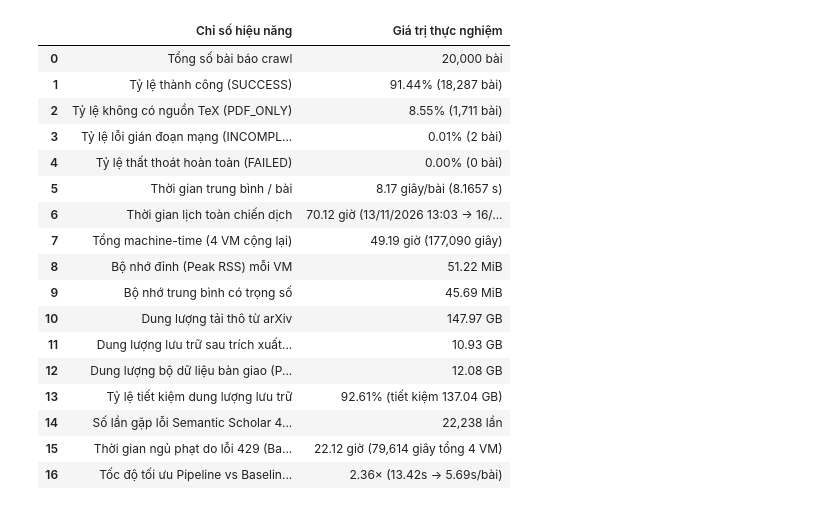
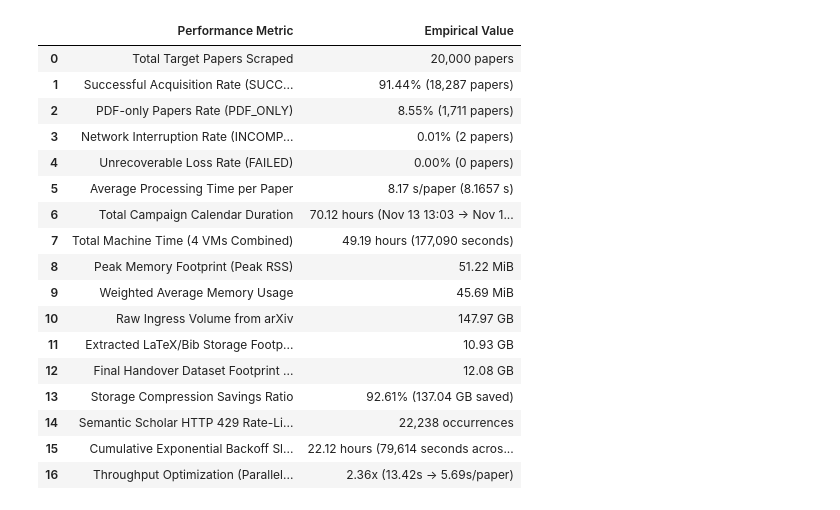
Before and after one commit to QuangPhat101/arXiv-Report, a Jupyter notebook: milestone1/performance.ipynb, the cells around one changed output. Cells and saved outputs as stored; diff of their text form; code cells hidden in the pictures.

```diff
--- a/milestone1/performance.ipynb
+++ b/milestone1/performance.ipynb
@@ -374,43 +378,43 @@ plt.show()
 # %%
-# ─── Bảng tổng hợp các chỉ số hiệu năng chính ───
+# ─── Summary Table of Key Performance Metrics ───
 metrics = pd.DataFrame({
-    "Chỉ số hiệu năng": [
-        "Tổng số bài báo crawl",
-        "Tỷ lệ thành công (SUCCESS)",
-        "Tỷ lệ không có nguồn TeX (PDF_ONLY)",
-        "Tỷ lệ lỗi gián đoạn mạng (INCOMPLETE)",
-        "Tỷ lệ thất thoát hoàn toàn (FAILED)",
-        "Thời gian trung bình / bài",
-        "Thời gian lịch toàn chiến dịch",
-        "Tổng machine-time (4 VM cộng lại)",
-        "Bộ nhớ đỉnh (Peak RSS) mỗi VM",
-        "Bộ nhớ trung bình có trọng số",
-        "Dung lượng tải thô từ arXiv",
-        "Dung lượng lưu trữ sau trích xuất (.tex/.bib)",
-        "Dung lượng bộ dữ liệu bàn giao (Papers + Refs)",
-        "Tỷ lệ tiết kiệm dung lượng lưu trữ",
-        "Số lần gặp lỗi Semantic Scholar 429 (Rate Limit)",
-        "Thời gian ngủ phạt do lỗi 429 (Backoff Sleep)",
-        "Tốc độ tối ưu Pipeline vs Baseline (100 bài)",
+    "Performance Metric": [
+        "Total Target Papers Scraped",
+        "Successful Acquisition Rate (SUCCESS)",
+        "PDF-only Papers Rate (PDF_ONLY)",
+        "Network Interruption Rate (INCOMPLETE)",
+        "Unrecoverable Loss Rate (FAILED)",
+        "Average Processing Time per Paper",
+        "Total Campaign Calendar Duration",
+        "Total Machine Time (4 VMs Combined)",
+        "Peak Memory Footprint (Peak RSS)",
+        "Weighted Average Memory Usage",
+        "Raw Ingress Volume from arXiv",
+        "Extracted LaTeX/Bib Storage Footprint",
+        "Final Handover Dataset Footprint (Papers + Refs)",
+        "Storage Compression Savings Ratio",
+        "Semantic Scholar HTTP 429 Rate-Limit Hits",
+        "Cumulative Exponential Backoff Sleep Duration",
+        "Throughput Optimization (Parallel vs Baseline)",
     ],
-    "Giá trị thực nghiệm": [
-        "20,000 bài",
-        "91.44% (18,287 bài)",
-        "8.55% (1,711 bài)",
-        "0.01% (2 bài)",
-        "0.00% (0 bài)",
-        "8.17 giây/bài (8.1657 s)",
-        "70.12 giờ (13/11/2026 13:03 → 16/11/2026 11:10 UTC)",
-        "49.19 giờ (177,090 giây)",
+    "Empirical Value": [
+        "20,000 papers",
+        "91.44% (18,287 papers)",
+        "8.55% (1,711 papers)",
+        "0.01% (2 papers)",
+        "0.00% (0 papers)",
+        "8.17 s/paper (8.1657 s)",
+        "70.12 hours (Nov 13 13:03 → Nov 16 11:10 UTC)",
+        "49.19 hours (177,090 seconds)",
         "51.22 MiB",
         "45.69 MiB",
         "147.97 GB",
         "10.93 GB",
         "12.08 GB",
-        "92.61% (tiết kiệm 137.04 GB)",
-        "22,238 lần",
-        "22.12 giờ (79,614 giây tổng 4 VM)",
-        "2.36× (13.42s → 5.69s/bài)",
+        "92.61% (137.04 GB saved)",
+        "22,238 occurrences",
+        "22.12 hours (79,614 seconds across 4 VMs)",
+        "2.36x (13.42s → 5.69s/paper)",
     ]
 })
 
@@ -439,19 +443,19 @@ display(metrics)
-|  | Chỉ số hiệu năng | Giá trị thực nghiệm |
-| 0 | Tổng số bài báo crawl | 20,000 bài |
-| 1 | Tỷ lệ thành công (SUCCESS) | 91.44% (18,287 bài) |
-| 2 | Tỷ lệ không có nguồn TeX (PDF_ONLY) | 8.55% (1,711 bài) |
-| 3 | Tỷ lệ lỗi gián đoạn mạng (INCOMPL... | 0.01% (2 bài) |
-| 4 | Tỷ lệ thất thoát hoàn toàn (FAILED) | 0.00% (0 bài) |
-| 5 | Thời gian trung bình / bài | 8.17 giây/bài (8.1657 s) |
-| 6 | Thời gian lịch toàn chiến dịch | 70.12 giờ (13/11/2026 13:03 → 16/... |
-| 7 | Tổng machine-time (4 VM cộng lại) | 49.19 giờ (177,090 giây) |
-| 8 | Bộ nhớ đỉnh (Peak RSS) mỗi VM | 51.22 MiB |
-| 9 | Bộ nhớ trung bình có trọng số | 45.69 MiB |
-| 10 | Dung lượng tải thô từ arXiv | 147.97 GB |
-| 11 | Dung lượng lưu trữ sau trích xuất... | 10.93 GB |
-| 12 | Dung lượng bộ dữ liệu bàn giao (P... | 12.08 GB |
-| 13 | Tỷ lệ tiết kiệm dung lượng lưu trữ | 92.61% (tiết kiệm 137.04 GB) |
-| 14 | Số lần gặp lỗi Semantic Scholar 4... | 22,238 lần |
-| 15 | Thời gian ngủ phạt do lỗi 429 (Ba... | 22.12 giờ (79,614 giây tổng 4 VM) |
-| 16 | Tốc độ tối ưu Pipeline vs Baselin... | 2.36× (13.42s → 5.69s/bài) |
+|  | Performance Metric | Empirical Value |
+| 0 | Total Target Papers Scraped | 20,000 papers |
+| 1 | Successful Acquisition Rate (SUCC... | 91.44% (18,287 papers) |
+| 2 | PDF-only Papers Rate (PDF_ONLY) | 8.55% (1,711 papers) |
+| 3 | Network Interruption Rate (INCOMP... | 0.01% (2 papers) |
+| 4 | Unrecoverable Loss Rate (FAILED) | 0.00% (0 papers) |
+| 5 | Average Processing Time per Paper | 8.17 s/paper (8.1657 s) |
+| 6 | Total Campaign Calendar Duration | 70.12 hours (Nov 13 13:03 → Nov 1... |
+| 7 | Total Machine Time (4 VMs Combined) | 49.19 hours (177,090 seconds) |
+| 8 | Peak Memory Footprint (Peak RSS) | 51.22 MiB |
+| 9 | Weighted Average Memory Usage | 45.69 MiB |
+| 10 | Raw Ingress Volume from arXiv | 147.97 GB |
+| 11 | Extracted LaTeX/Bib Storage Footp... | 10.93 GB |
+| 12 | Final Handover Dataset Footprint ... | 12.08 GB |
+| 13 | Storage Compression Savings Ratio | 92.61% (137.04 GB saved) |
+| 14 | Semantic Scholar HTTP 429 Rate-Li... | 22,238 occurrences |
+| 15 | Cumulative Exponential Backoff Sl... | 22.12 hours (79,614 seconds acros... |
+| 16 | Throughput Optimization (Parallel... | 2.36x (13.42s → 5.69s/paper) |
 # %% [markdown]
```
Also changed, not shown: parts of 13 cells of this notebook.
